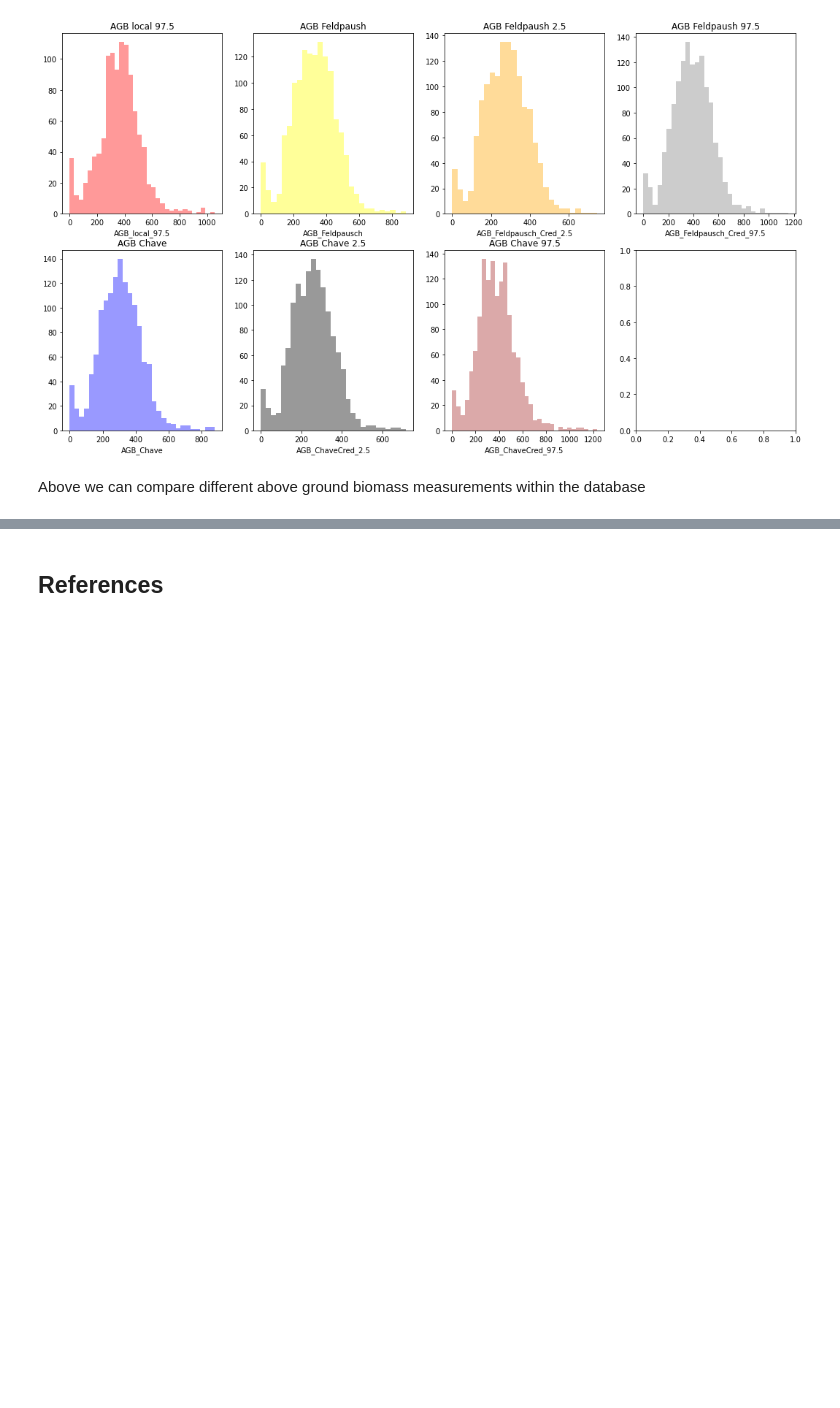
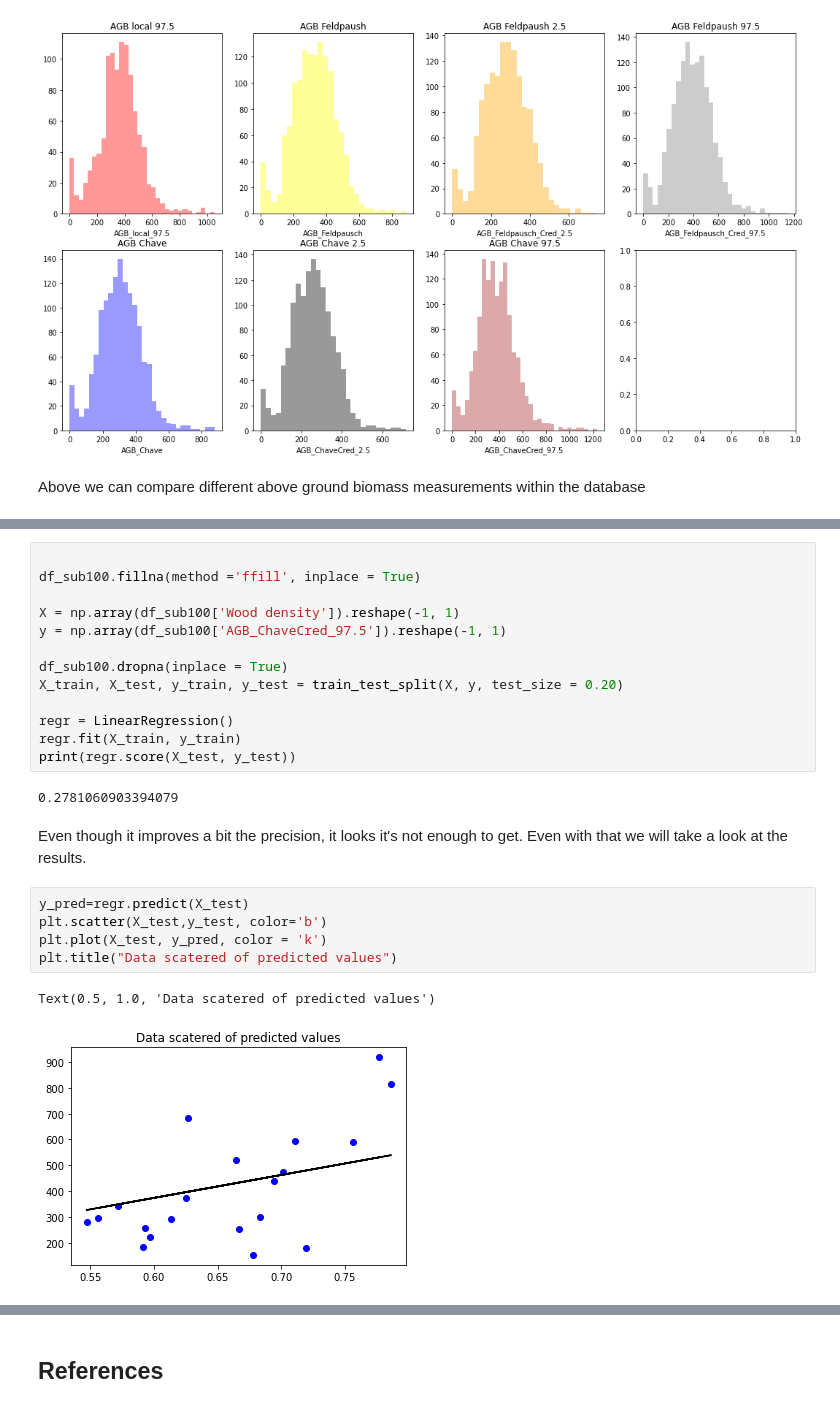
Before and after one commit to Manuferu/Machine_Learning_and_Stats, a Jupyter notebook: scikit-learn.ipynb, the cells around one changed output, grey strips where cells are left out. Drawn from its saved outputs; the diff is of its cells as text; blank space fills up the shorter version.

```diff
--- a/scikit-learn.ipynb
+++ b/scikit-learn.ipynb
@@ -206,0 +331,25 @@ Above we can compare different above ground biomass measurements within the data
+# %%
+
+df_sub100.fillna(method ='ffill', inplace = True)
+
+X = np.array(df_sub100['Wood density']).reshape(-1, 1)
+y = np.array(df_sub100['AGB_ChaveCred_97.5']).reshape(-1, 1)
+
+df_sub100.dropna(inplace = True)
+X_train, X_test, y_train, y_test = train_test_split(X, y, test_size = 0.20)
+
+regr = LinearRegression()
+regr.fit(X_train, y_train)
+print(regr.score(X_test, y_test))
+# %% [output]
+0.2781060903394079
+# %% [markdown]
+Even though it improves a bit the precision, it looks it's not enough to get. Even with that we will take a look at the results.
+# %%
+y_pred=regr.predict(X_test)
+plt.scatter(X_test,y_test, color='b')
+plt.plot(X_test, y_pred, color = 'k')
+plt.title("Data scatered of predicted values")
+# %% [output]
+Text(0.5, 1.0, 'Data scatered of predicted values')
+[figure, added]
```
Also changed, not shown: parts of 41 cells of this notebook.
